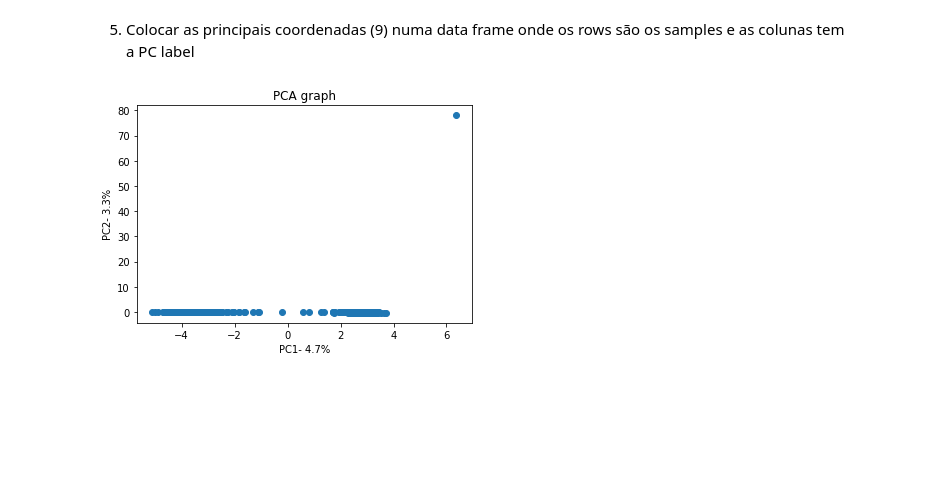
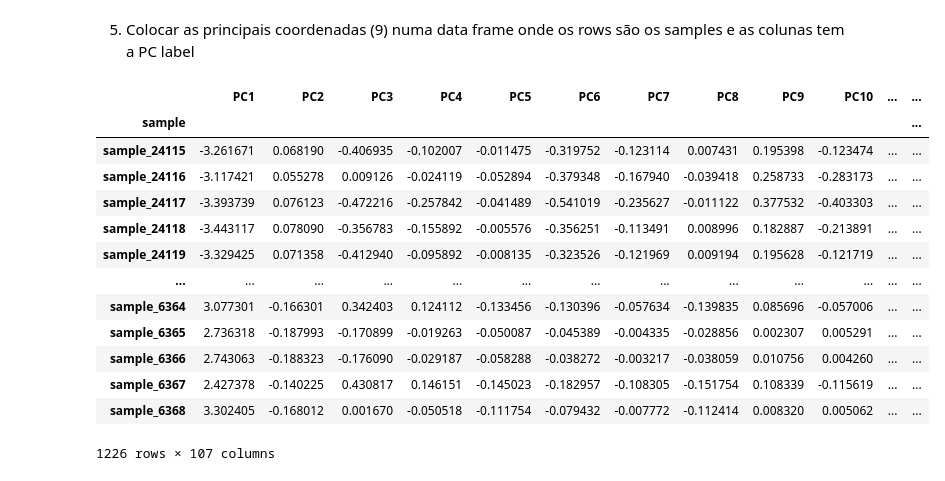
Before and after one commit to Rafael-Silva-Oliveira/FEM, a Jupyter notebook: Python/Dados.ipynb, the cells around one changed output. Saved outputs shown, nothing was run; the diff lists cells and outputs as text; code cells hidden in the pictures; blank space fills up the shorter version.

```diff
--- a/Python/Dados.ipynb
+++ b/Python/Dados.ipynb
@@ -145,19 +171,24 @@ plt.show()  # grande parte da variabilidade está presente nos primeiros 9 compo
 # %% [markdown]
 5. Colocar as principais coordenadas (9) numa data frame onde os rows são os samples e as colunas tem a PC label
 # %%
-pca_data
 
 #Guardar as labels das amostras numa variavel unica de modo a colocar como indice na data frame dos PCs
 sample_labels = final_df.index
-sample_labels
 
 pca_df = pd.DataFrame(pca_data, index=[sample_labels], columns=labels)
 pca_df
-
-plt.scatter(pca_df.PC1, pca_df.PC2)
-plt.title("PCA graph")
-plt.xlabel('PC1- {0}%'.format(per_var[1]))
-plt.ylabel('PC2- {0}%'.format(per_var[2]))
-plt.show()
 # %% [output]
-[figure, removed]
+|  | PC1 | PC2 | PC3 | PC4 | PC5 | PC6 | PC7 | PC8 | PC9 | PC10 | ... | ... |
+| sample |  |  |  |  |  |  |  |  |  |  |  | ... |
+| sample_24115 | -3.261671 | 0.068190 | -0.406935 | -0.102007 | -0.011475 | -0.319752 | -0.123114 | 0.007431 | 0.195398 | -0.123474 | ... | ... |
+| sample_24116 | -3.117421 | 0.055278 | 0.009126 | -0.024119 | -0.052894 | -0.379348 | -0.167940 | -0.039418 | 0.258733 | -0.283173 | ... | ... |
+| sample_24117 | -3.393739 | 0.076123 | -0.472216 | -0.257842 | -0.041489 | -0.541019 | -0.235627 | -0.011122 | 0.377532 | -0.403303 | ... | ... |
+| sample_24118 | -3.443117 | 0.078090 | -0.356783 | -0.155892 | -0.005576 | -0.356251 | -0.113491 | 0.008996 | 0.182887 | -0.213891 | ... | ... |
+| sample_24119 | -3.329425 | 0.071358 | -0.412940 | -0.095892 | -0.008135 | -0.323526 | -0.121969 | 0.009194 | 0.195628 | -0.121719 | ... | ... |
+| ... | ... | ... | ... | ... | ... | ... | ... | ... | ... | ... | ... | ... |
+| sample_6364 | 3.077301 | -0.166301 | 0.342403 | 0.124112 | -0.133456 | -0.130396 | -0.057634 | -0.139835 | 0.085696 | -0.057006 | ... | ... |
+| sample_6365 | 2.736318 | -0.187993 | -0.170899 | -0.019263 | -0.050087 | -0.045389 | -0.004335 | -0.028856 | 0.002307 | 0.005291 | ... | ... |
+| sample_6366 | 2.743063 | -0.188323 | -0.176090 | -0.029187 | -0.058288 | -0.038272 | -0.003217 | -0.038059 | 0.010756 | 0.004260 | ... | ... |
+| sample_6367 | 2.427378 | -0.140225 | 0.430817 | 0.146151 | -0.145023 | -0.182957 | -0.108305 | -0.151754 | 0.108339 | -0.115619 | ... | ... |
+| sample_6368 | 3.302405 | -0.168012 | 0.001670 | -0.050518 | -0.111754 | -0.079432 | -0.007772 | -0.112414 | 0.008320 | 0.005062 | ... | ... |
+1226 rows × 107 columns
```
Also changed, not shown: parts of 4 cells of this notebook.
